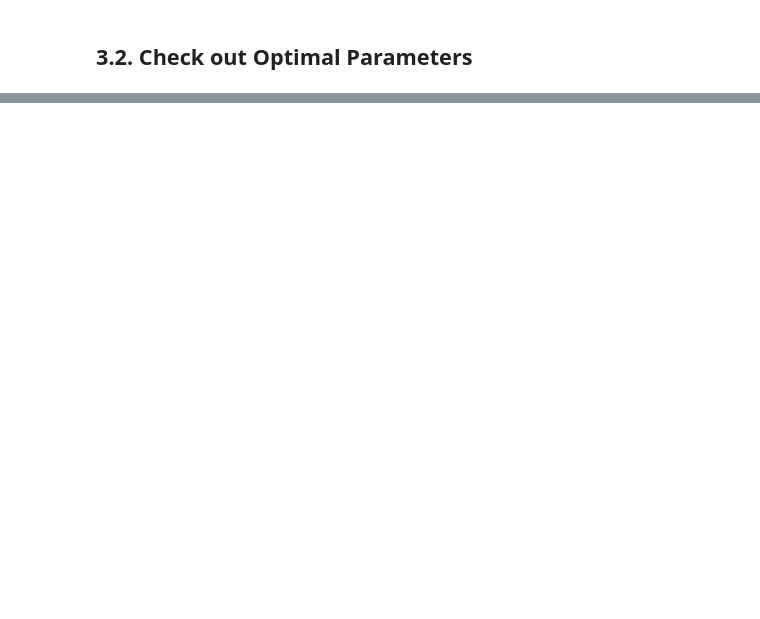
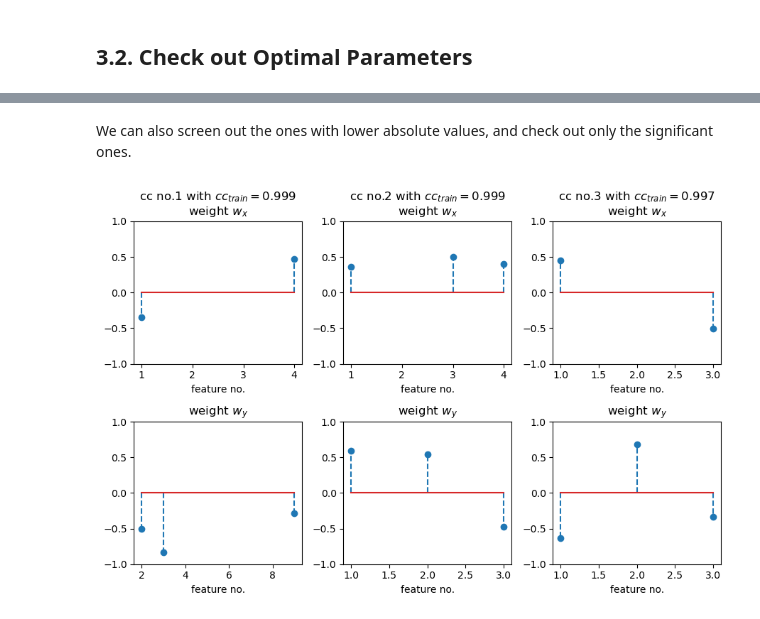
Before and after one commit to Chao8219/scikit_learn_showcase, a Jupyter notebook: jupyter_notebooks/CCA/CCA_regularization.ipynb, the cells around one changed output, grey strips where cells are left out. Cells and saved outputs as stored; diff of their text form; code cells hidden in the pictures; blank space fills up the shorter version.

```diff
--- a/jupyter_notebooks/CCA/CCA_regularization.ipynb
+++ b/jupyter_notebooks/CCA/CCA_regularization.ipynb
@@ -284,0 +426,44 @@ For eigenvector No.4
+# %% [markdown]
+We can also screen out the ones with lower absolute values, and check out only the significant ones.
+# %%
+w_abs_threshold = 0.28
+
+wx_reduced_mask = (wx_abs>=w_abs_threshold)
+wy_reduced_mask = (wy_abs>=w_abs_threshold)
+
+fig, axes = plt.subplots(2, cc_viz_num, figsize=(cc_viz_num*3, 6))
+
+# w_x
+for wx_i in range(cc_viz_num):
+    axes[0, wx_i].stem(
+        np.arange(1, X_dimension_num+1)[wx_reduced_mask[:, wx_i]],
+        rcca_bunch.wx[wx_reduced_mask[:, wx_i], wx_i],
+        linefmt='--'
+    )
+    axes[0, wx_i].set(
+        title=(
+            'cc no.{} '.format(wx_i+1) +
+            'with $cc_{train}=$' +
+            '{:.3f}'.format(rcca_bunch.cc_train[wx_i]) +
+            '\nweight $w_x$'
+        ),
+        ylim=[-1.0, 1.0],
+        xlabel='feature no.'
+    )
+
+# w_y
+for wy_i in range(cc_viz_num):
+    axes[1, wy_i].stem(
+        np.arange(1, Y_dimension_num+1)[wy_reduced_mask[:, wy_i]],
+        rcca_bunch.wy[wy_reduced_mask[:, wy_i], wy_i],
+        linefmt='--'
+    )
+    axes[1, wy_i].set(
+        title='weight $w_y$',
+        ylim=[-1.0, 1.0],
+        xlabel='feature no.'
+    )
+
+plt.tight_layout()
+# %% [output]
+[figure, added]
```
Also changed, not shown: parts of 19 cells of this notebook.
